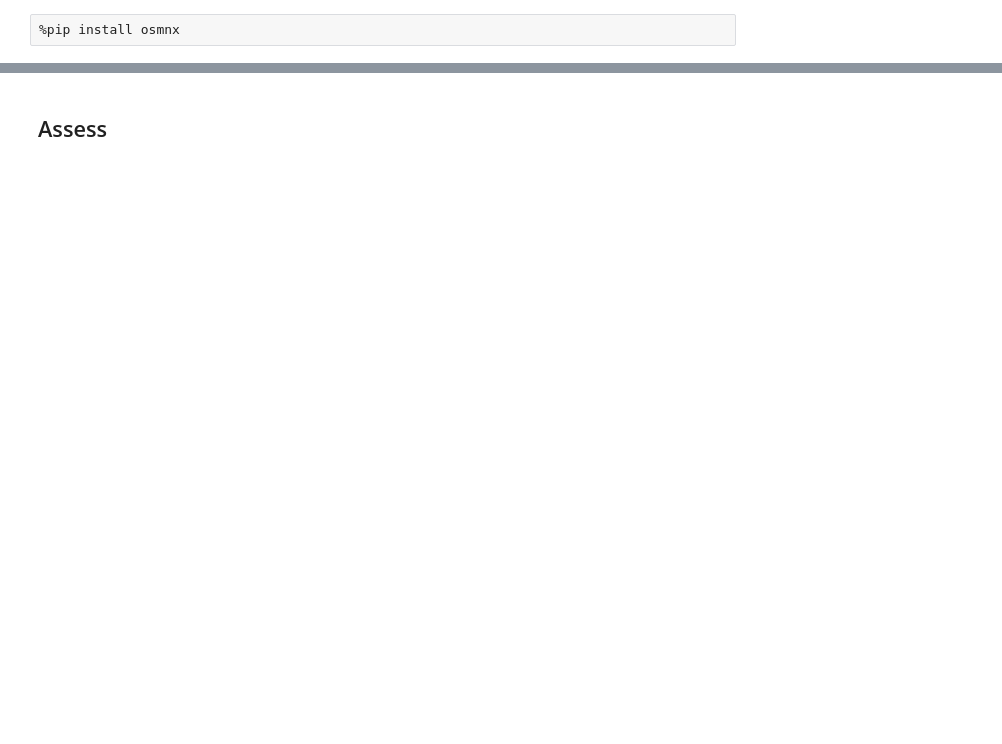
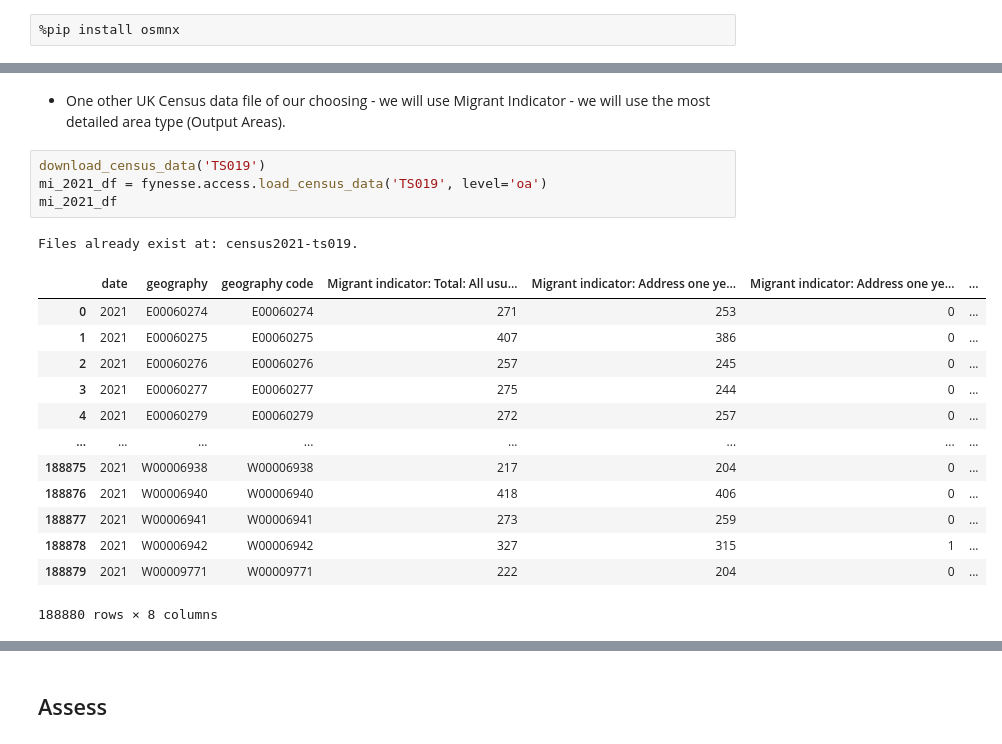
Before and after one commit to sdenyskov/sd995_ads_2024, a Jupyter notebook: notebooks/ads_course_assessment.ipynb, the cells around one changed output, grey strips where cells are left out. Cells and saved outputs as stored; diff of their text form; blank space fills up the shorter version.

```diff
--- a/notebooks/ads_course_assessment.ipynb
+++ b/notebooks/ads_course_assessment.ipynb
@@ -194,0 +589,21 @@ Hello from the data science library!
+# %% [markdown]
+- One other UK Census data file of our choosing - we will use Migrant Indicator - we will use the most detailed area type (Output Areas).
+# %%
+download_census_data('TS019')
+mi_2021_df = fynesse.access.load_census_data('TS019', level='oa')
+mi_2021_df
+# %% [output]
+Files already exist at: census2021-ts019.
+|  | date | geography | geography code | Migrant indicator: Total: All usu... | Migrant indicator: Address one ye... | Migrant indicator: Address one ye... | ... |
+| 0 | 2021 | E00060274 | E00060274 | 271 | 253 | 0 | ... |
+| 1 | 2021 | E00060275 | E00060275 | 407 | 386 | 0 | ... |
+| 2 | 2021 | E00060276 | E00060276 | 257 | 245 | 0 | ... |
+| 3 | 2021 | E00060277 | E00060277 | 275 | 244 | 0 | ... |
+| 4 | 2021 | E00060279 | E00060279 | 272 | 257 | 0 | ... |
+| ... | ... | ... | ... | ... | ... | ... | ... |
+| 188875 | 2021 | W00006938 | W00006938 | 217 | 204 | 0 | ... |
+| 188876 | 2021 | W00006940 | W00006940 | 418 | 406 | 0 | ... |
+| 188877 | 2021 | W00006941 | W00006941 | 273 | 259 | 0 | ... |
+| 188878 | 2021 | W00006942 | W00006942 | 327 | 315 | 1 | ... |
+| 188879 | 2021 | W00009771 | W00009771 | 222 | 204 | 0 | ... |
+188880 rows × 8 columns
```
Also changed, not shown: parts of 40 cells of this notebook, 11 other files.
